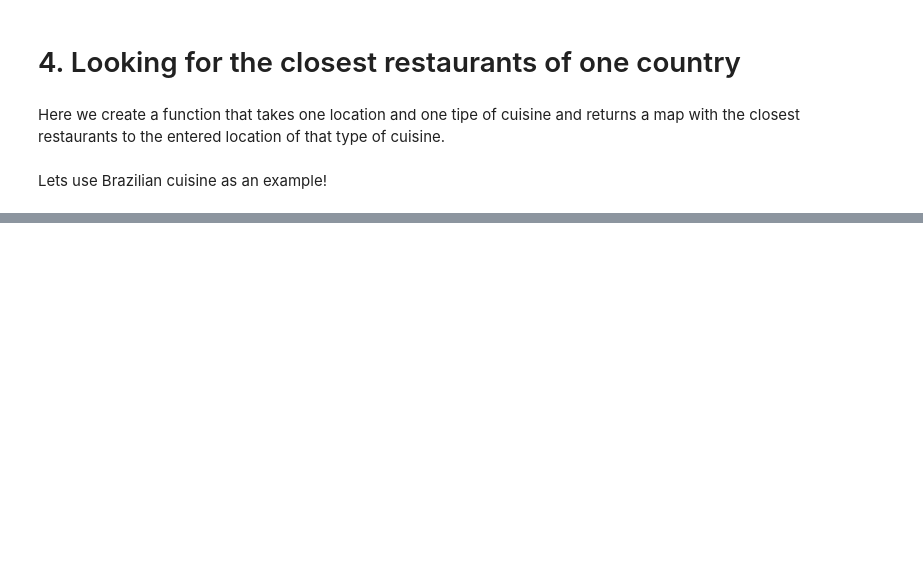
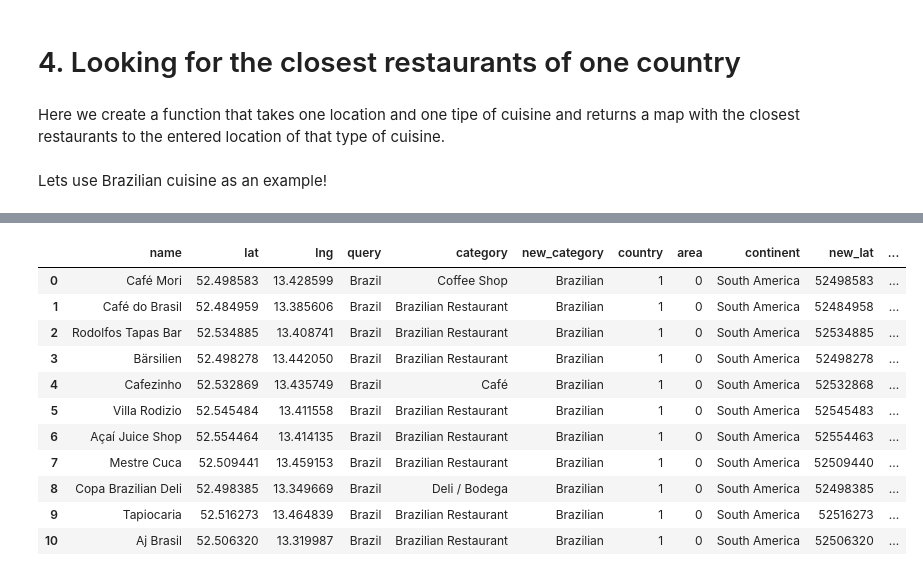
Before and after one commit to auromh/berlin_restaurants, a Jupyter notebook: Routing.ipynb, the cells around one changed output, grey strips where cells are left out. Drawn from its saved outputs; the diff is of its cells as text; code cells hidden in the pictures; blank space fills up the shorter version.

```diff
--- a/Routing.ipynb
+++ b/Routing.ipynb
@@ -658,6 +658,18 @@ def by_country(land_name,init_lat=52503842,init_lon=13407526,show_table=True):
 # %% [markdown]
 Lets use Brazilian cuisine as an example!
 # %%
-by_country(init_lat=52503842,init_lon=13407526,show_table=False,land_name='Brazilian')
+by_country(init_lat=52503842,init_lon=13407526,show_table=True,land_name='Brazilian')
 # %% [output]
 [interactive output not drawn]
+|  | name | lat | lng | query | category | new_category | country | area | continent | new_lat | ... |
+| 0 | Café Mori | 52.498583 | 13.428599 | Brazil | Coffee Shop | Brazilian | 1 | 0 | South America | 52498583 | ... |
+| 1 | Café do Brasil | 52.484959 | 13.385606 | Brazil | Brazilian Restaurant | Brazilian | 1 | 0 | South America | 52484958 | ... |
+| 2 | Rodolfos Tapas Bar | 52.534885 | 13.408741 | Brazil | Brazilian Restaurant | Brazilian | 1 | 0 | South America | 52534885 | ... |
+| 3 | Bärsilien | 52.498278 | 13.442050 | Brazil | Brazilian Restaurant | Brazilian | 1 | 0 | South America | 52498278 | ... |
+| 4 | Cafezinho | 52.532869 | 13.435749 | Brazil | Café | Brazilian | 1 | 0 | South America | 52532868 | ... |
+| 5 | Villa Rodizio | 52.545484 | 13.411558 | Brazil | Brazilian Restaurant | Brazilian | 1 | 0 | South America | 52545483 | ... |
+| 6 | Açaí Juice Shop | 52.554464 | 13.414135 | Brazil | Brazilian Restaurant | Brazilian | 1 | 0 | South America | 52554463 | ... |
+| 7 | Mestre Cuca | 52.509441 | 13.459153 | Brazil | Brazilian Restaurant | Brazilian | 1 | 0 | South America | 52509440 | ... |
+| 8 | Copa Brazilian Deli | 52.498385 | 13.349669 | Brazil | Deli / Bodega | Brazilian | 1 | 0 | South America | 52498385 | ... |
+| 9 | Tapiocaria | 52.516273 | 13.464839 | Brazil | Brazilian Restaurant | Brazilian | 1 | 0 | South America | 52516273 | ... |
+| 10 | Aj Brasil | 52.506320 | 13.319987 | Brazil | Brazilian Restaurant | Brazilian | 1 | 0 | South America | 52506320 | ... |
```
Also changed, not shown: 2 other files.
